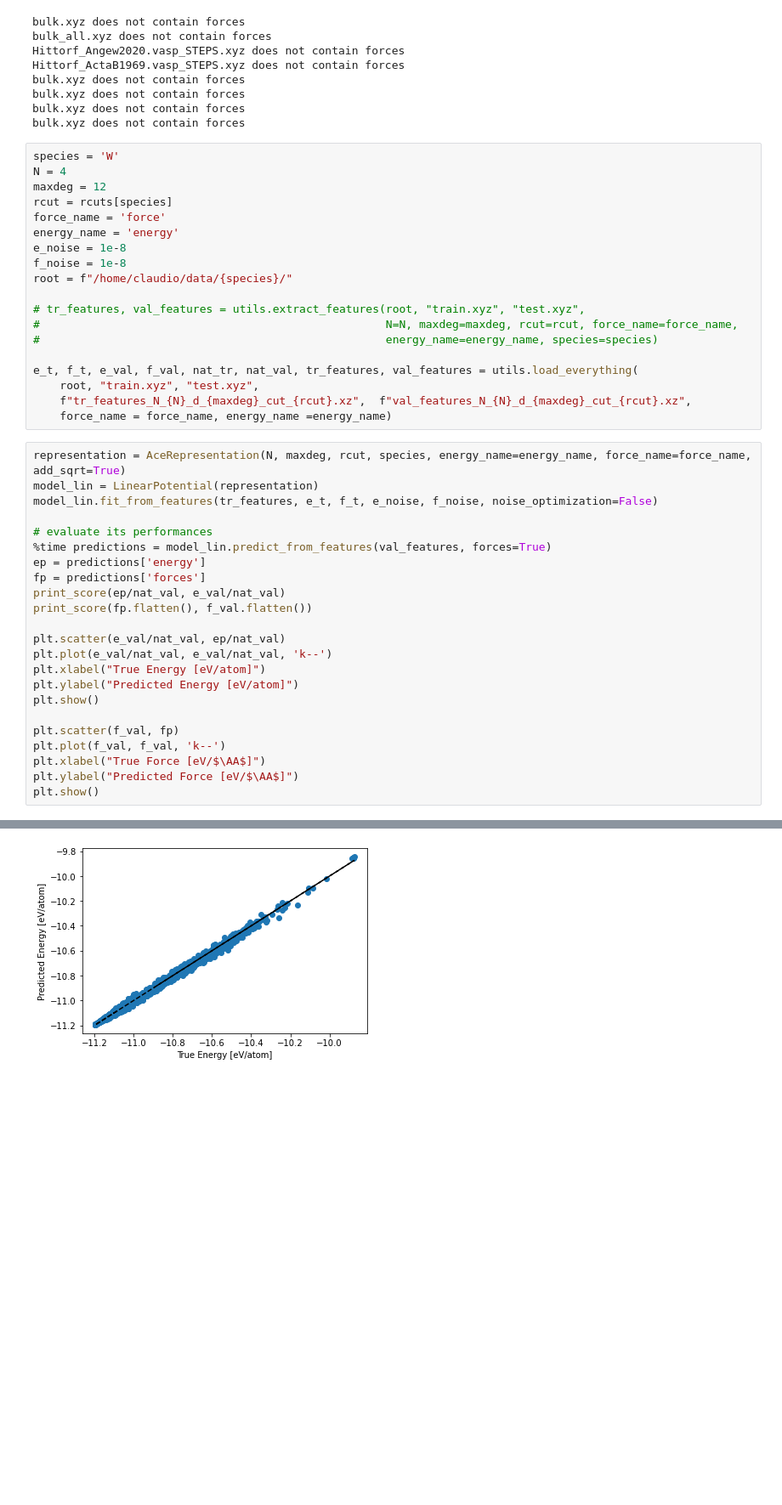
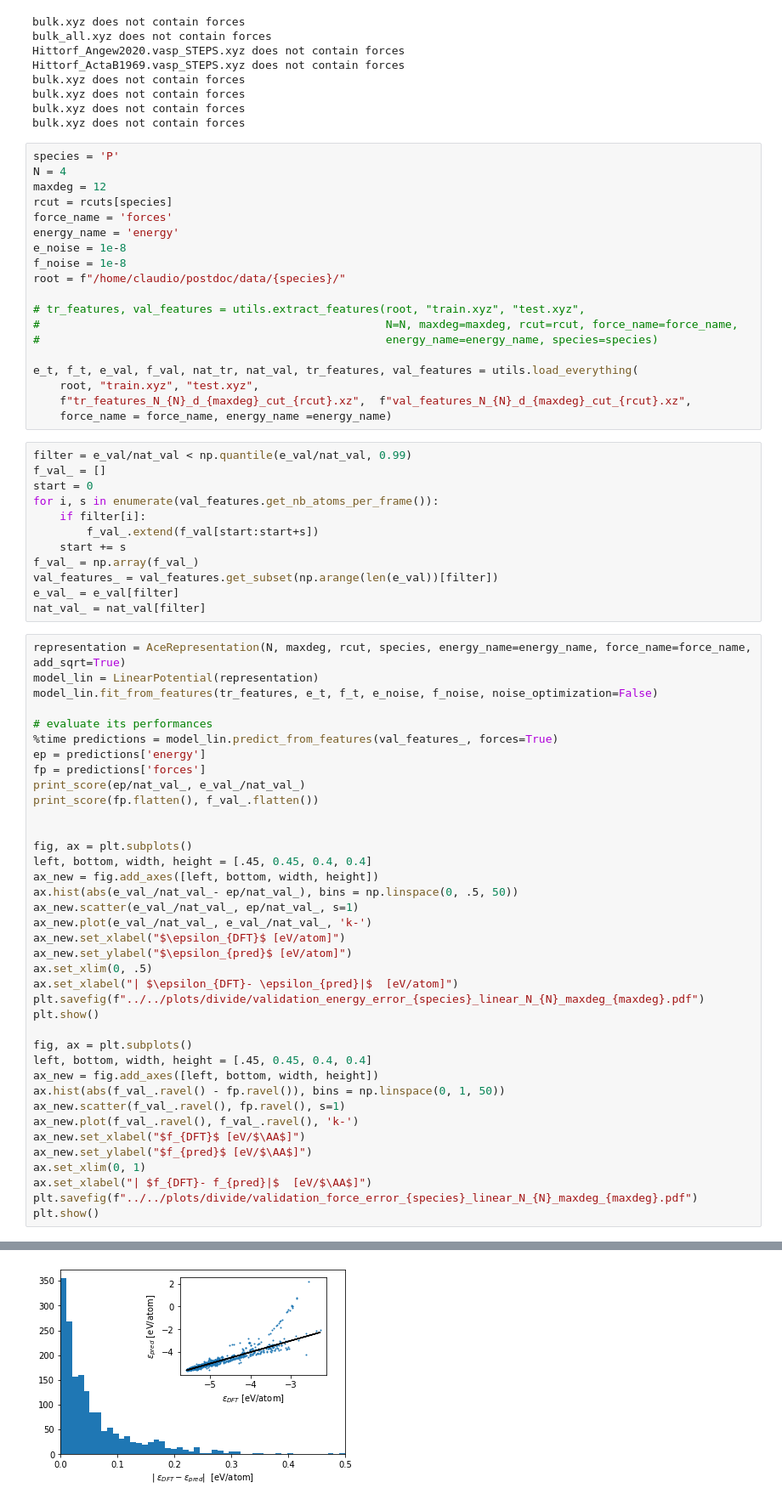
Before and after one commit to ClaudioZeni/Castle, a Jupyter notebook: notebooks/Active_learning.ipynb, the cells around one changed output, grey strips where cells are left out. Shown at 85% size. Drawn from its saved outputs; the diff is of its cells as text; blank space fills up the shorter version.

```diff
--- a/notebooks/Active_learning.ipynb
+++ b/notebooks/Active_learning.ipynb
@@ -46,15 +51,15 @@ bulk.xyz does not contain forces
 bulk.xyz does not contain forces
 bulk.xyz does not contain forces
 # %%
-species = 'W'
+species = 'P'
 N = 4
 maxdeg = 12
 rcut = rcuts[species]
-force_name = 'force'
+force_name = 'forces'
 energy_name = 'energy'
 e_noise = 1e-8
 f_noise = 1e-8
-root = f"/home/claudio/data/{species}/"
+root = f"/home/claudio/postdoc/data/{species}/"
 
 # tr_features, val_features = utils.extract_features(root, "train.xyz", "test.xyz",
 #                                                    N=N, maxdeg=maxdeg, rcut=rcut, force_name=force_name,
@@ -64,27 +69,54 @@ e_t, f_t, e_val, f_val, nat_tr, nat_val, tr_features, val_features = utils.load_
     root, "train.xyz", "test.xyz",
     f"tr_features_N_{N}_d_{maxdeg}_cut_{rcut}.xz",  f"val_features_N_{N}_d_{maxdeg}_cut_{rcut}.xz",
     force_name = force_name, energy_name =energy_name)
+# %%
+filter = e_val/nat_val < np.quantile(e_val/nat_val, 0.99)
+f_val_ = []
+start = 0
+for i, s in enumerate(val_features.get_nb_atoms_per_frame()):
+    if filter[i]:
+        f_val_.extend(f_val[start:start+s])
+    start += s
+f_val_ = np.array(f_val_)
+val_features_ = val_features.get_subset(np.arange(len(e_val))[filter])
+e_val_ = e_val[filter]
+nat_val_ = nat_val[filter]
 # %%
 representation = AceRepresentation(N, maxdeg, rcut, species, energy_name=energy_name, force_name=force_name, add_sqrt=True)
 model_lin = LinearPotential(representation)
 model_lin.fit_from_features(tr_features, e_t, f_t, e_noise, f_noise, noise_optimization=False)
 
 # evaluate its performances
-%time predictions = model_lin.predict_from_features(val_features, forces=True)
+%time predictions = model_lin.predict_from_features(val_features_, forces=True)
 ep = predictions['energy']
 fp = predictions['forces']
-print_score(ep/nat_val, e_val/nat_val)
-print_score(fp.flatten(), f_val.flatten())
+print_score(ep/nat_val_, e_val_/nat_val_)
+print_score(fp.flatten(), f_val_.flatten())
 
-plt.scatter(e_val/nat_val, ep/nat_val)
-plt.plot(e_val/nat_val, e_val/nat_val, 'k--')
-plt.xlabel("True Energy [eV/atom]")
-plt.ylabel("Predicted Energy [eV/atom]")
+
+fig, ax = plt.subplots()
+left, bottom, width, height = [.45, 0.45, 0.4, 0.4]
+ax_new = fig.add_axes([left, bottom, width, height])
+ax.hist(abs(e_val_/nat_val_- ep/nat_val_), bins = np.linspace(0, .5, 50))
+ax_new.scatter(e_val_/nat_val_, ep/nat_val_, s=1)
+ax_new.plot(e_val_/nat_val_, e_val_/nat_val_, 'k-')
+ax_new.set_xlabel("$\epsilon_{DFT}$ [eV/atom]")
+ax_new.set_ylabel("$\epsilon_{pred}$ [eV/atom]")
+ax.set_xlim(0, .5)
+ax.set_xlabel("| $\epsilon_{DFT}- \epsilon_{pred}|$  [eV/atom]")
+plt.savefig(f"../../plots/divide/validation_energy_error_{species}_linear_N_{N}_maxdeg_{maxdeg}.pdf")
 plt.show()
 
-plt.scatter(f_val, fp)
-plt.plot(f_val, f_val, 'k--')
-plt.xlabel("True Force [eV/$\AA$]")
-plt.ylabel("Predicted Force [eV/$\AA$]")
+fig, ax = plt.subplots()
+left, bottom, width, height = [.45, 0.45, 0.4, 0.4]
+ax_new = fig.add_axes([left, bottom, width, height])
+ax.hist(abs(f_val_.ravel() - fp.ravel()), bins = np.linspace(0, 1, 50))
+ax_new.scatter(f_val_.ravel(), fp.ravel(), s=1)
+ax_new.plot(f_val_.ravel(), f_val_.ravel(), 'k-')
+ax_new.set_xlabel("$f_{DFT}$ [eV/$\AA$]")
+ax_new.set_ylabel("$f_{pred}$ [eV/$\AA$]")
+ax.set_xlim(0, 1)
+ax.set_xlabel("| $f_{DFT}- f_{pred}|$  [eV/$\AA$]")
+plt.savefig(f"../../plots/divide/validation_force_error_{species}_linear_N_{N}_maxdeg_{maxdeg}.pdf")
 plt.show()
 # %% [output]
@@ -95 +127 @@ MAE=0.148 RMSE=0.217 SUP=2.557 R2=0.979
-[figure, old version]
+[figure, new version]
```
Also changed, not shown: parts of 16 cells of this notebook, 2 other files.
